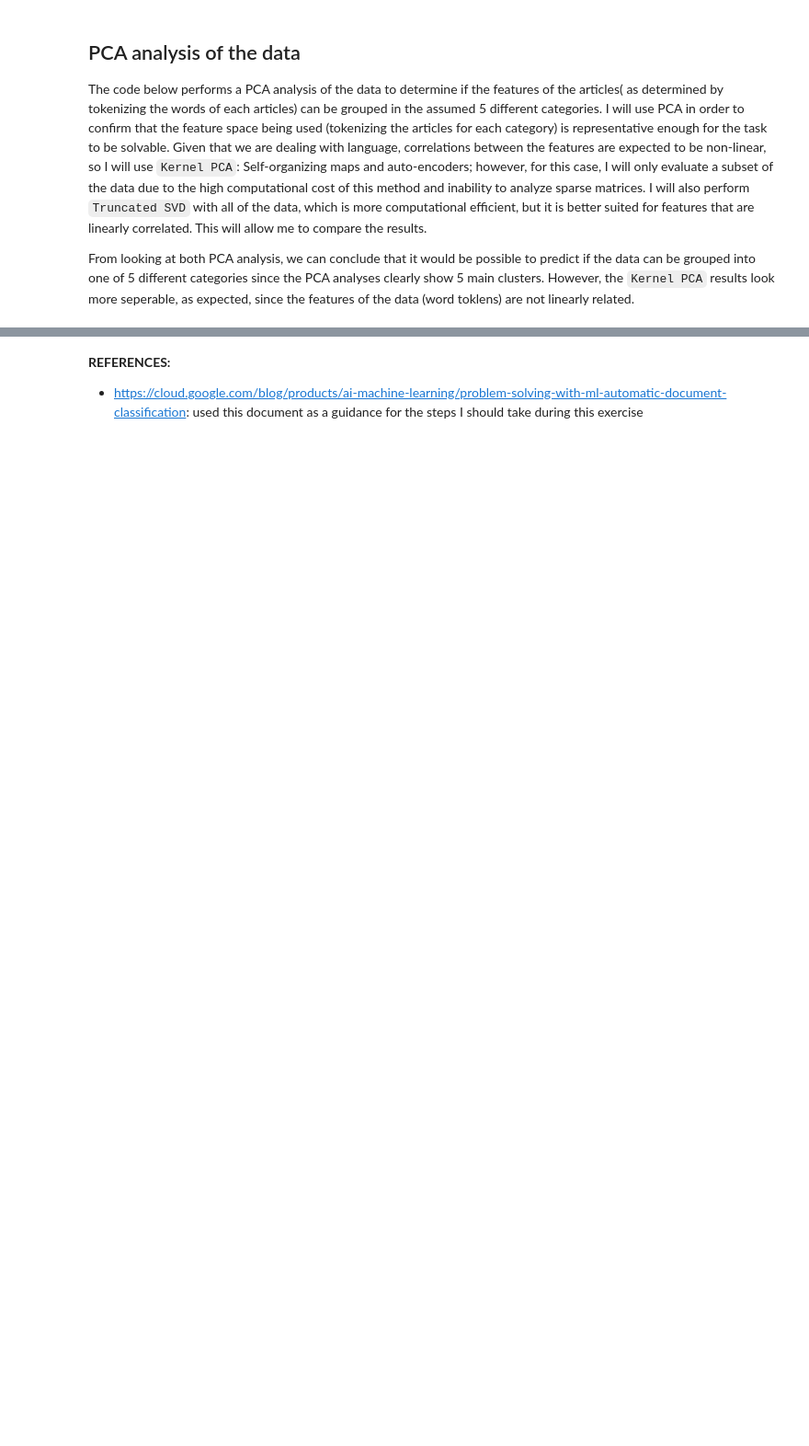
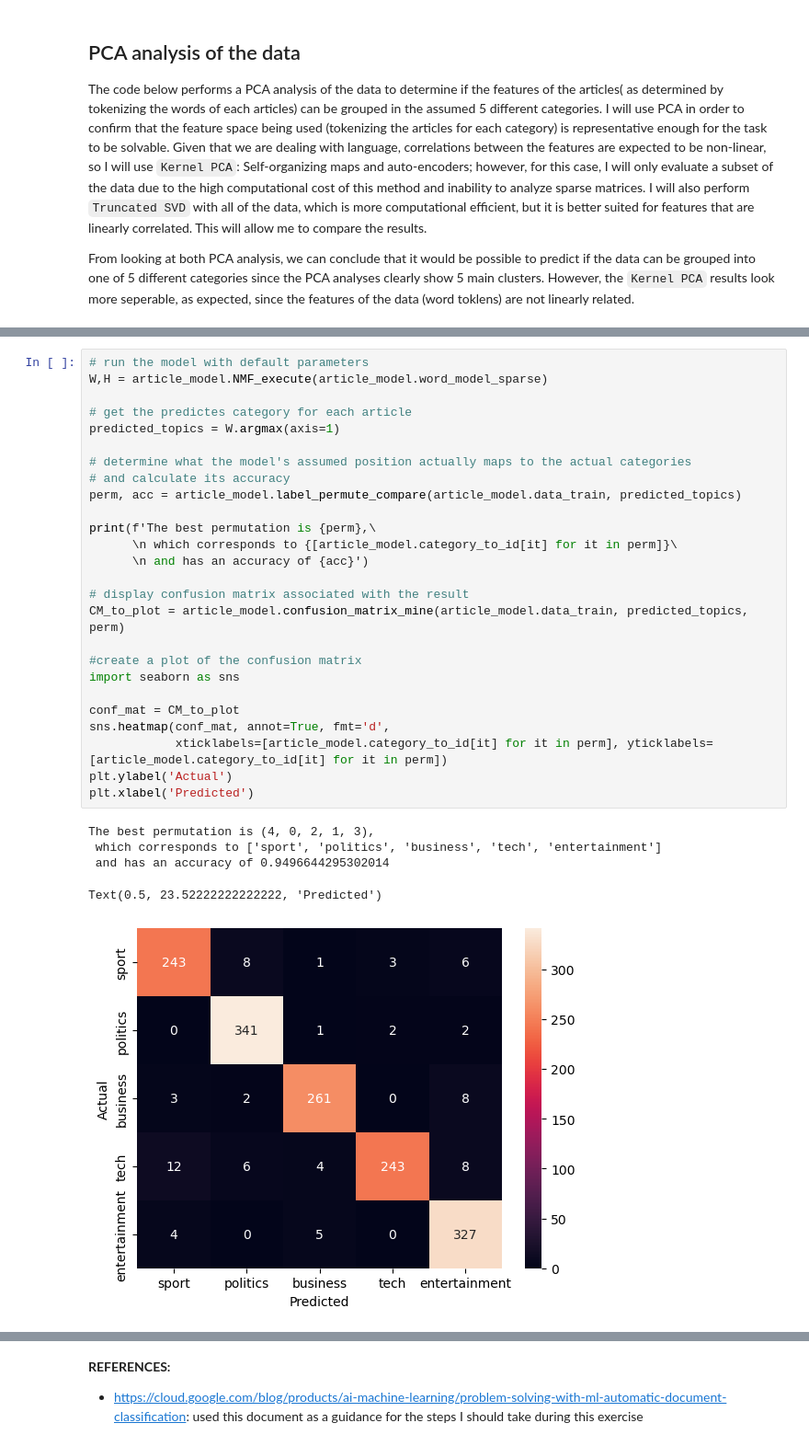
Before and after one commit to Adalberto-Machin/Kaggle_BBC_news_competition, a Jupyter notebook: report.ipynb, the cells around one changed output, grey strips where cells are left out. Shown: that part at 92% size. Cells and saved outputs as stored; diff of their text form; blank space fills up the shorter version.

```diff
--- a/report.ipynb
+++ b/report.ipynb
@@ -308,0 +307,32 @@ example.vectorize_words(example.factorized_train)
+# %%
+# run the model with default parameters
+W,H = article_model.NMF_execute(article_model.word_model_sparse)
+
+# get the predictes category for each article
+predicted_topics = W.argmax(axis=1)
+
+# determine what the model's assumed position actually maps to the actual categories
+# and calculate its accuracy
+perm, acc = article_model.label_permute_compare(article_model.data_train, predicted_topics)
+
+print(f'The best permutation is {perm},\
+      \n which corresponds to {[article_model.category_to_id[it] for it in perm]}\
+      \n and has an accuracy of {acc}')
+
+# display confusion matrix associated with the result
+CM_to_plot = article_model.confusion_matrix_mine(article_model.data_train, predicted_topics, perm)
+
+#create a plot of the confusion matrix
+import seaborn as sns
+
+conf_mat = CM_to_plot
+sns.heatmap(conf_mat, annot=True, fmt='d',
+            xticklabels=[article_model.category_to_id[it] for it in perm], yticklabels=[article_model.category_to_id[it] for it in perm])
+plt.ylabel('Actual')
+plt.xlabel('Predicted')
+# %% [output]
+The best permutation is (4, 0, 2, 1, 3),
+ which corresponds to ['sport', 'politics', 'business', 'tech', 'entertainment']
+ and has an accuracy of 0.9496644295302014
+Text(0.5, 23.52222222222222, 'Predicted')
+[figure, added]
```
Also changed, not shown: parts of 11 cells of this notebook, 2 other files.
